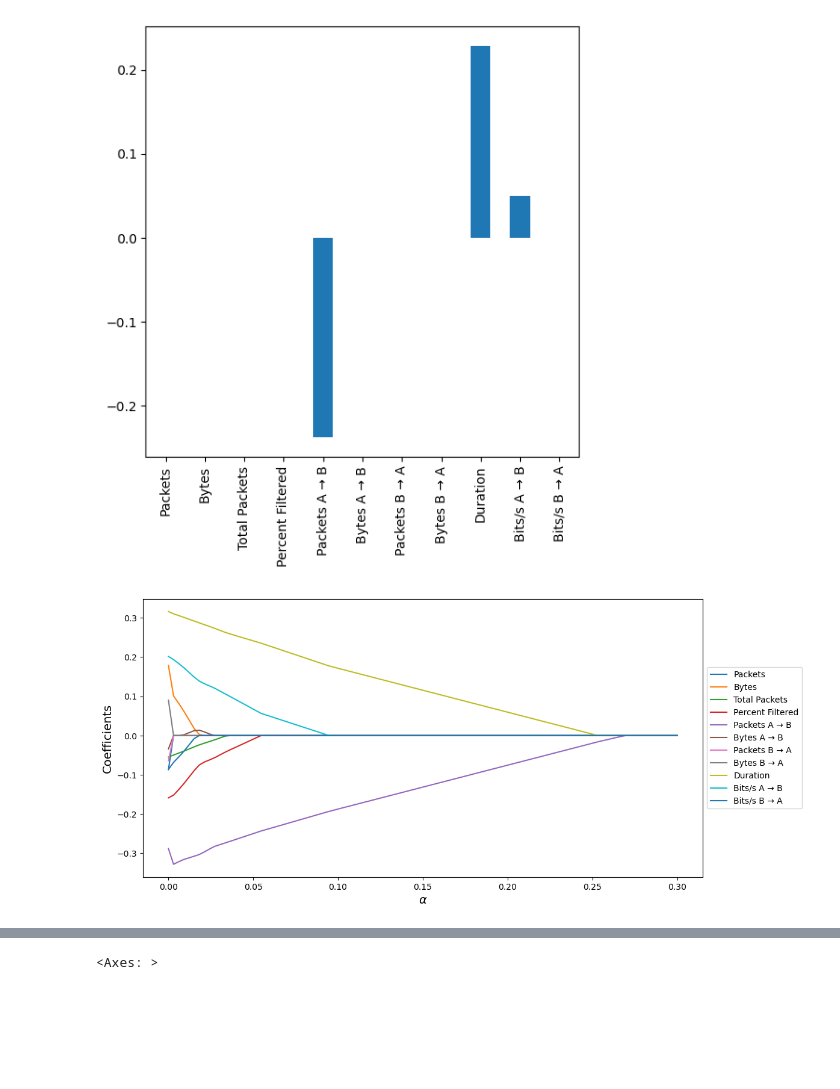
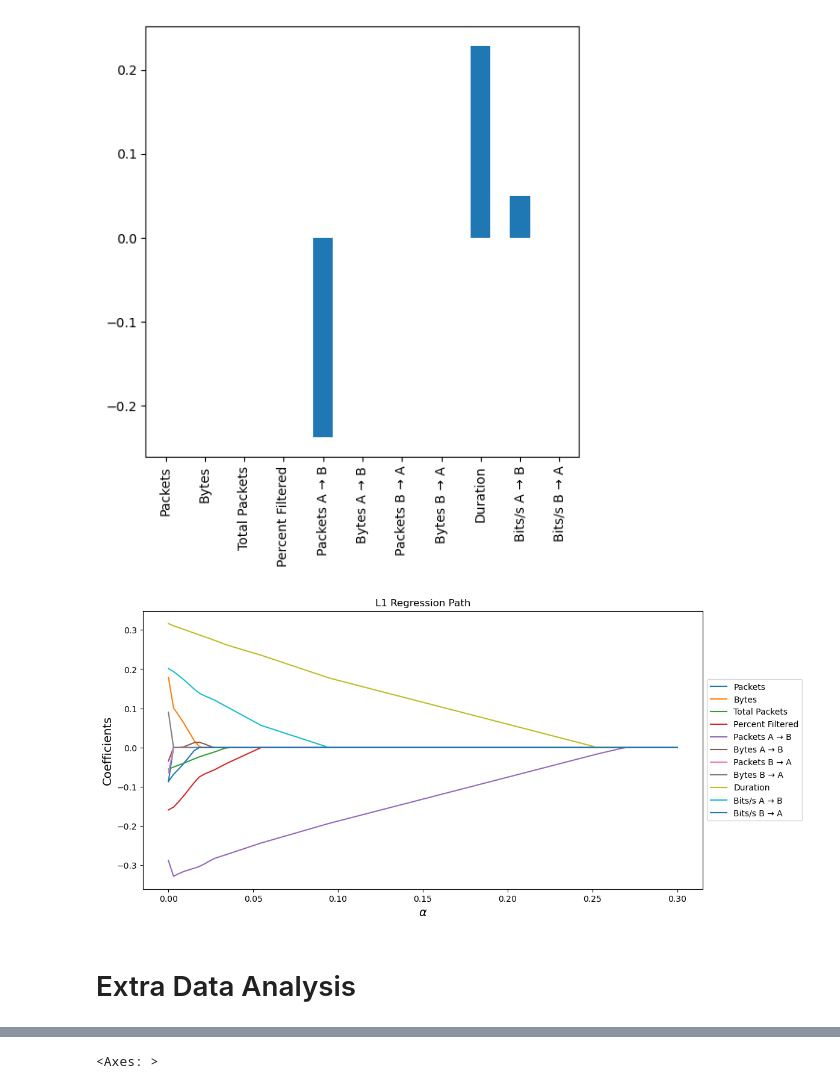
Before and after one commit to charleshu-8/C400-Capstone-Project, a Jupyter notebook: model_lasso.ipynb, the cells around one changed output, grey strips where cells are left out. Cells and saved outputs as stored; diff of their text form; code cells hidden in the pictures; blank space fills up the shorter version.

```diff
--- a/model_lasso.ipynb
+++ b/model_lasso.ipynb
@@ -109,12 +111,15 @@ for alpha in alphaRange:
 # %%
 plt.figure(figsize=(12,6))
 plt.plot(alphaRange, lassoCoef)
 plt.xlabel('$\\alpha$', fontsize=14)
 plt.ylabel('Coefficients', fontsize=14)
 plt.legend(data.drop(columns = "Website"), bbox_to_anchor=[1,0.5], loc='center left')
+plt.title("L1 Regression Path")
 plt.show()
 # %% [output]
-[figure, old version]
+[figure, new version]
+# %% [markdown]
+# Extra Data Analysis
 # %%
 # Check correlation of variables
 data.corr()
```
Also changed, not shown: parts of 4 cells of this notebook, 2 other files.
